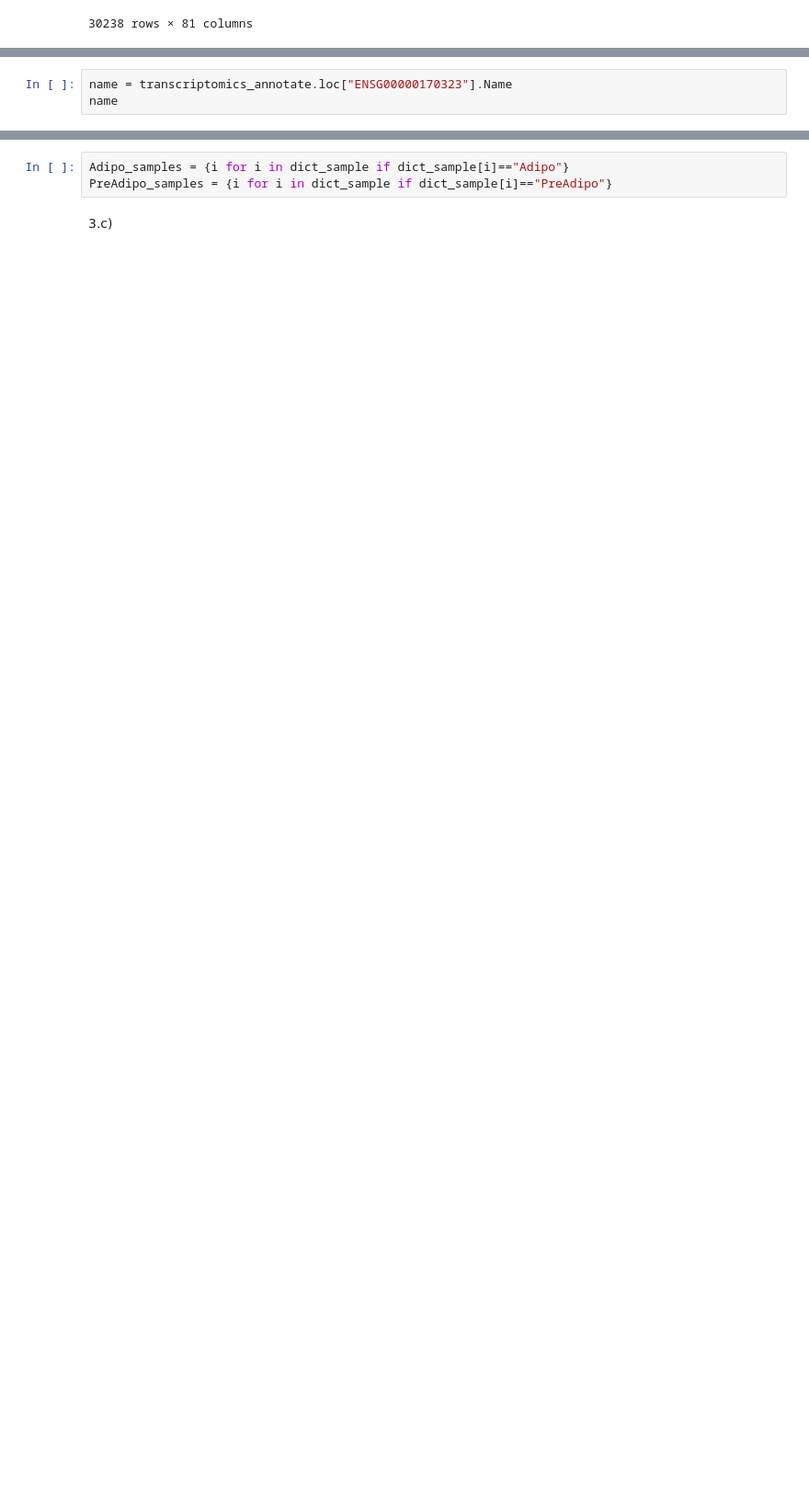
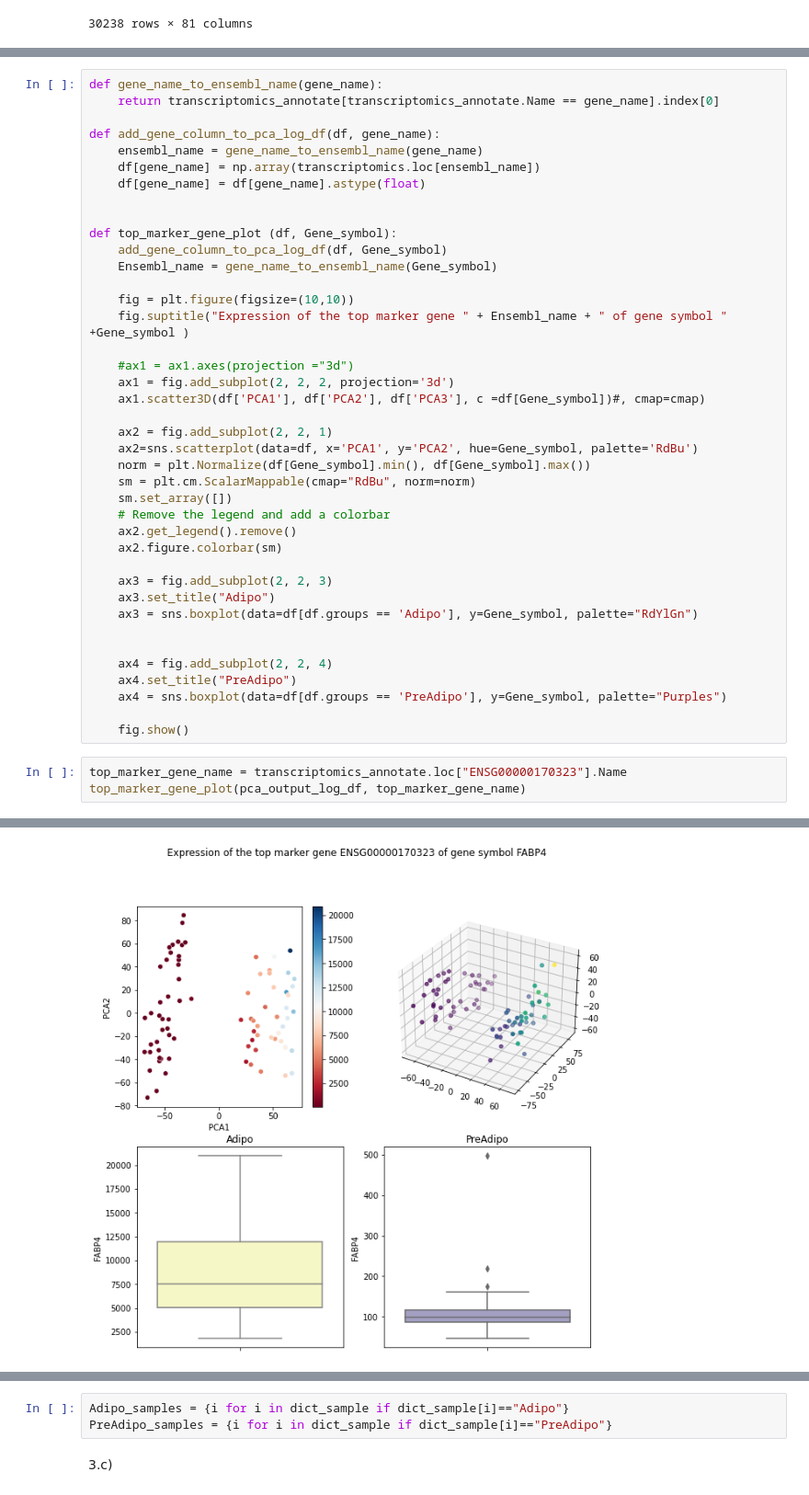
Before and after one commit to CamilleChallier/Transcriptomics_project, a Jupyter notebook: wesley2.ipynb, the cells around one changed output, grey strips where cells are left out. Shown at 92% size. Drawn from its saved outputs; the diff is of its cells as text; blank space fills up the shorter version.

```diff
--- a/wesley2.ipynb
+++ b/wesley2.ipynb
@@ -303,4 +300,44 @@ pca_output_log_df["top_marker_gene_expression"] = pca_output_log_df["top_marker_
+# %%
+def gene_name_to_ensembl_name(gene_name):
+    return transcriptomics_annotate[transcriptomics_annotate.Name == gene_name].index[0]
+
+def add_gene_column_to_pca_log_df(df, gene_name):
+    ensembl_name = gene_name_to_ensembl_name(gene_name)
+    df[gene_name] = np.array(transcriptomics.loc[ensembl_name])
+    df[gene_name] = df[gene_name].astype(float)
+
+
+def top_marker_gene_plot (df, Gene_symbol):
+    add_gene_column_to_pca_log_df(df, Gene_symbol)
+    Ensembl_name = gene_name_to_ensembl_name(Gene_symbol)
+
+    fig = plt.figure(figsize=(10,10))
+    fig.suptitle("Expression of the top marker gene " + Ensembl_name + " of gene symbol " +Gene_symbol )
+
+    #ax1 = ax1.axes(projection ="3d")
+    ax1 = fig.add_subplot(2, 2, 2, projection='3d')
+    ax1.scatter3D(df['PCA1'], df['PCA2'], df['PCA3'], c =df[Gene_symbol])#, cmap=cmap)
+
+    ax2 = fig.add_subplot(2, 2, 1)
+    ax2=sns.scatterplot(data=df, x='PCA1', y='PCA2', hue=Gene_symbol, palette='RdBu')
+    norm = plt.Normalize(df[Gene_symbol].min(), df[Gene_symbol].max())
+    sm = plt.cm.ScalarMappable(cmap="RdBu", norm=norm)
+    sm.set_array([])
+    # Remove the legend and add a colorbar
+    ax2.get_legend().remove()
+    ax2.figure.colorbar(sm)
+
+    ax3 = fig.add_subplot(2, 2, 3)
+    ax3.set_title("Adipo")
+    ax3 = sns.boxplot(data=df[df.groups == 'Adipo'], y=Gene_symbol, palette="RdYlGn")
+
+
+    ax4 = fig.add_subplot(2, 2, 4)
+    ax4.set_title("PreAdipo")
+    ax4 = sns.boxplot(data=df[df.groups == 'PreAdipo'], y=Gene_symbol, palette="Purples")
+
+    fig.show()
 # %%
-name = transcriptomics_annotate.loc["ENSG00000170323"].Name
-name
+top_marker_gene_name = transcriptomics_annotate.loc["ENSG00000170323"].Name
+top_marker_gene_plot(pca_output_log_df, top_marker_gene_name)
 # %% [output]
@@ -307,0 +345 @@ name
+[figure, added]
```
Also changed, not shown: parts of 15 cells of this notebook.
